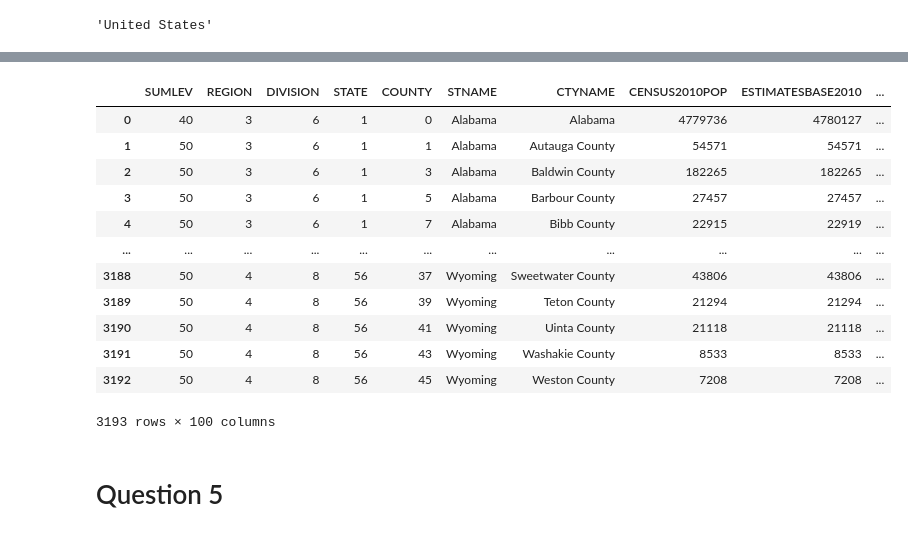
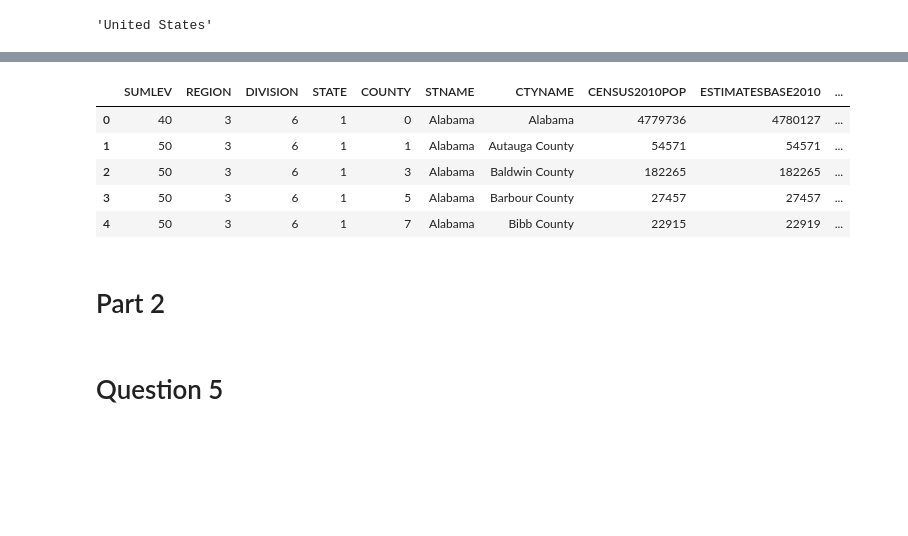
Before and after one commit to umar-khayam/DevNation_Tasks, a Jupyter notebook: 2021-10-21/Task_01_Pandas.ipynb, the cells around one changed output, grey strips where cells are left out. Drawn from its saved outputs; the diff is of its cells as text; code cells hidden in the pictures; blank space fills up the shorter version.

```diff
--- a/2021-10-21/Task_01_Pandas.ipynb
+++ b/2021-10-21/Task_01_Pandas.ipynb
@@ -98,20 +139,15 @@ Length: 146, dtype: int64
 # %%
 data=pnd.read_csv('census.csv')
-data
+data.head()
 # %% [output]
 |  | SUMLEV | REGION | DIVISION | STATE | COUNTY | STNAME | CTYNAME | CENSUS2010POP | ESTIMATESBASE2010 | ... |
 | 0 | 40 | 3 | 6 | 1 | 0 | Alabama | Alabama | 4779736 | 4780127 | ... |
 | 1 | 50 | 3 | 6 | 1 | 1 | Alabama | Autauga County | 54571 | 54571 | ... |
 | 2 | 50 | 3 | 6 | 1 | 3 | Alabama | Baldwin County | 182265 | 182265 | ... |
 | 3 | 50 | 3 | 6 | 1 | 5 | Alabama | Barbour County | 27457 | 27457 | ... |
 | 4 | 50 | 3 | 6 | 1 | 7 | Alabama | Bibb County | 22915 | 22919 | ... |
-| ... | ... | ... | ... | ... | ... | ... | ... | ... | ... | ... |
-| 3188 | 50 | 4 | 8 | 56 | 37 | Wyoming | Sweetwater County | 43806 | 43806 | ... |
-| 3189 | 50 | 4 | 8 | 56 | 39 | Wyoming | Teton County | 21294 | 21294 | ... |
-| 3190 | 50 | 4 | 8 | 56 | 41 | Wyoming | Uinta County | 21118 | 21118 | ... |
-| 3191 | 50 | 4 | 8 | 56 | 43 | Wyoming | Washakie County | 8533 | 8533 | ... |
-| 3192 | 50 | 4 | 8 | 56 | 45 | Wyoming | Weston County | 7208 | 7208 | ... |
-3193 rows × 100 columns
+# %% [markdown]
+# Part 2
 # %% [markdown]
 # Question 5
 # %%
```
Also changed, not shown: parts of 12 cells of this notebook.
